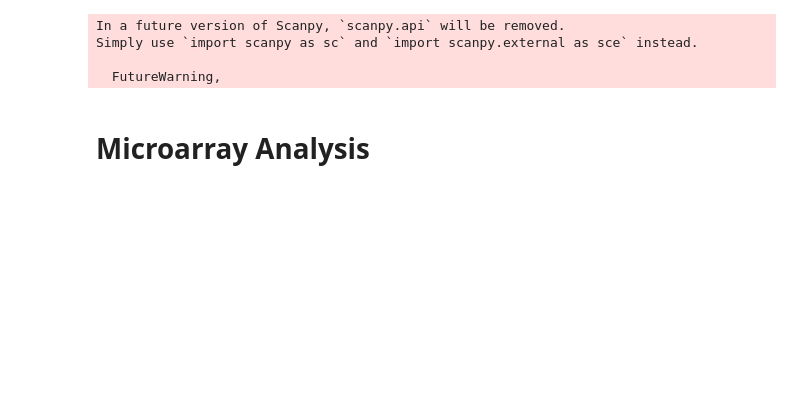
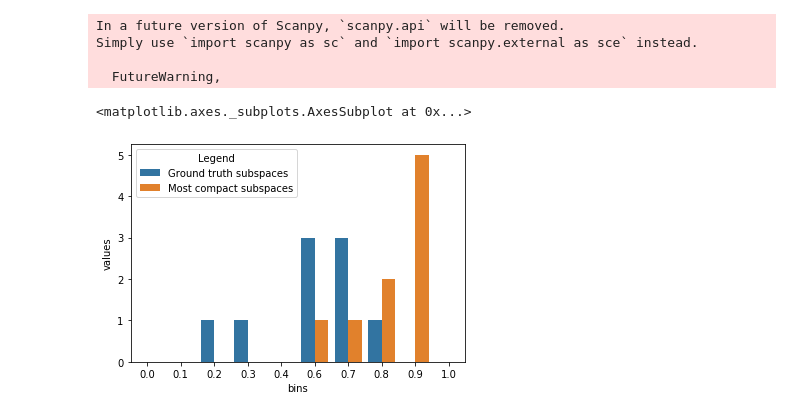
Before and after one commit to ciortanmadalina/subspace_clustering, a Jupyter notebook: notebooks/Plots_scRNA-seq.ipynb, the cells around one changed output. Saved outputs shown, nothing was run; the diff lists cells and outputs as text; code cells hidden in the pictures; blank space fills up the shorter version.

```diff
--- a/notebooks/Plots_scRNA-seq.ipynb
+++ b/notebooks/Plots_scRNA-seq.ipynb
@@ -30,8 +30,6 @@ In a future version of Scanpy, `scanpy.api` will be removed.
 Simply use `import scanpy as sc` and `import scanpy.external as sce` instead.
 
   FutureWarning,
-# %% [markdown]
-# Microarray Analysis
 # %%
 r = pd.read_excel("../reports/scRNAseq_gmm.xlsx")
 
@@ -57,3 +65,31 @@ for dataset, g in r.groupby('dataset_name'):
+# %%
+def getHistBins(best):
+    columns = best.columns
+    d1 = best.values[:, 0]
+    d2 = best.values[:, 1]
+
+    x1, y1 = np.histogram(d1, bins = np.linspace(0,1, 10))
+    x2, y2 = np.histogram(d2, bins = np.linspace(0,1, 10))
+
+    m1 = pd.DataFrame()
+    m1["values"] = np.append(x1,0)
+    m1["bins"] = y1
+    m1["Legend"] = columns[0]
+
+    m2 = pd.DataFrame()
+    m2["values"] = np.append(x2,0)
+    m2["bins"] = y2
+    m2["Legend"] = columns[1]
+
+    m = pd.concat([m1, m2]).round(1)
+
+    return m
+# %%
+m = getHistBins(best_sil)
+sns.barplot(data = m ,  x = "bins", y = "values", hue = "Legend", )
+# %% [output]
+<matplotlib.axes._subplots.AxesSubplot at 0x...>
+[figure, added]
 # %%
 path = "../"
 
```
Also changed, not shown: parts of 10 cells of this notebook, 30 other files.
